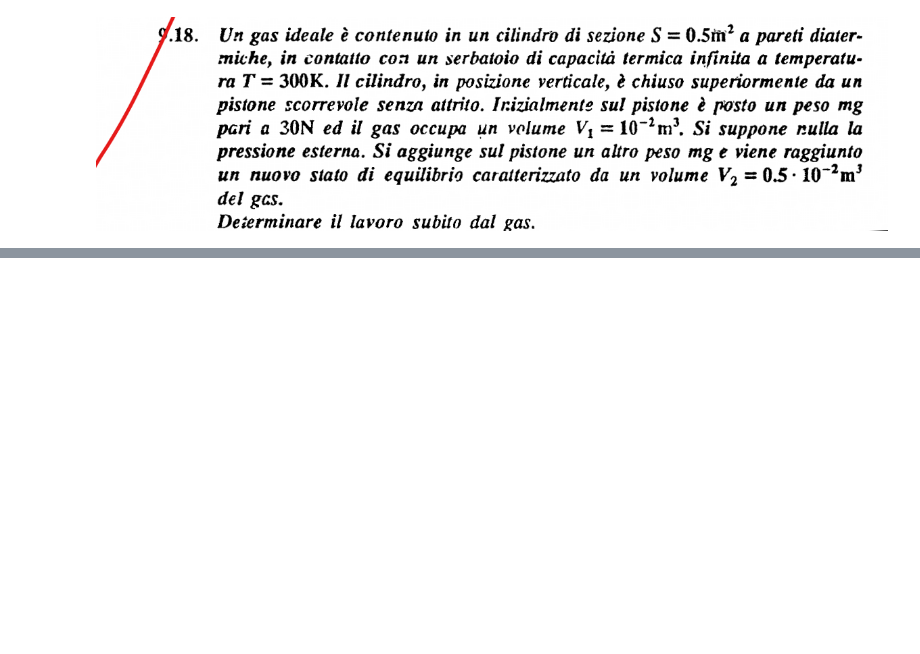
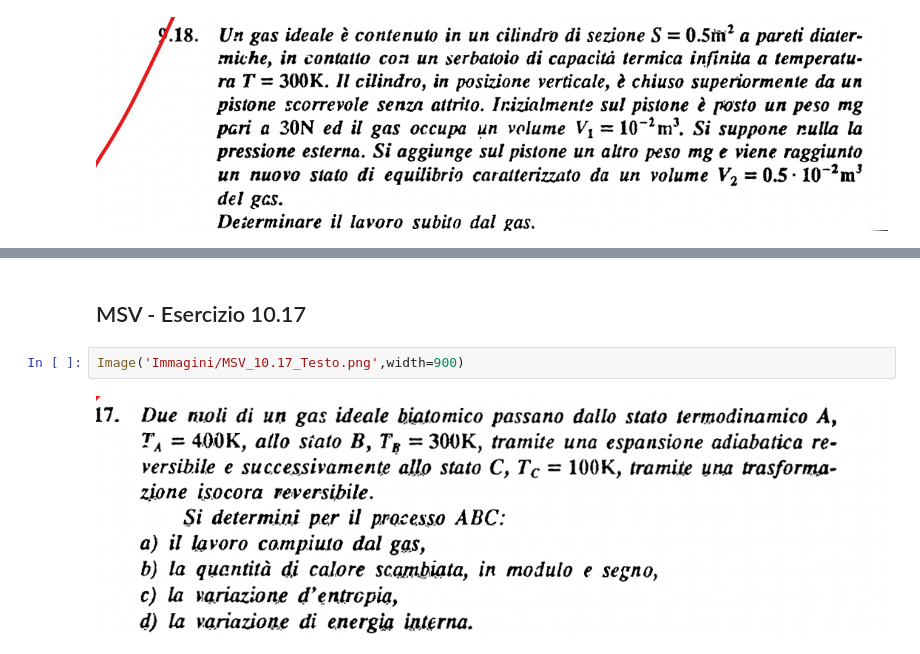
Before and after one commit to marcodalessandro76/Esercitazioni-Fisica-1, a Jupyter notebook: Termodinamica.ipynb, the cells around one changed output, grey strips where cells are left out. Cells and saved outputs as stored; diff of their text form; blank space fills up the shorter version.

```diff
--- a/Termodinamica.ipynb
+++ b/Termodinamica.ipynb
@@ -266,0 +356,6 @@ __Svolgimento__
+# %% [markdown]
+## MSV - Esercizio 10.17
+# %%
+Image('Immagini/MSV_10.17_Testo.png',width=900)
+# %% [output]
+[figure, added]
```
Also changed, not shown: parts of 18 cells of this notebook, 6 other files.
